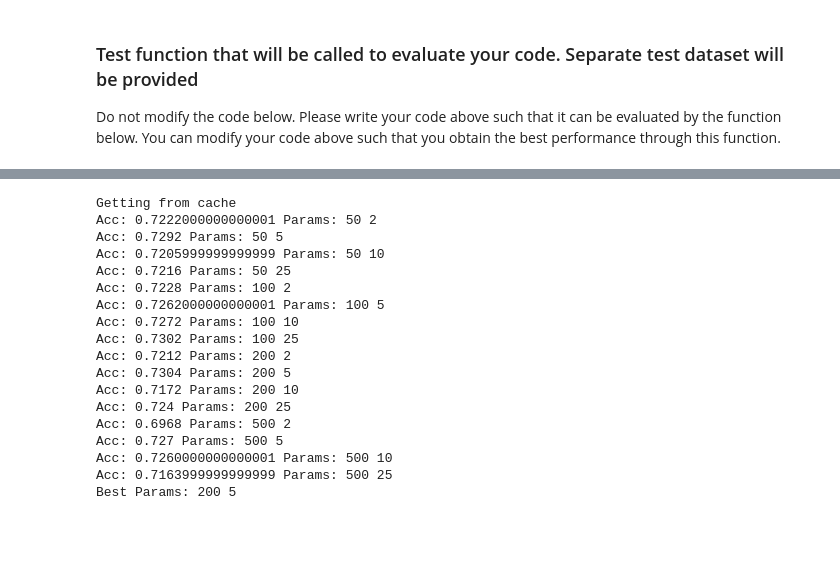
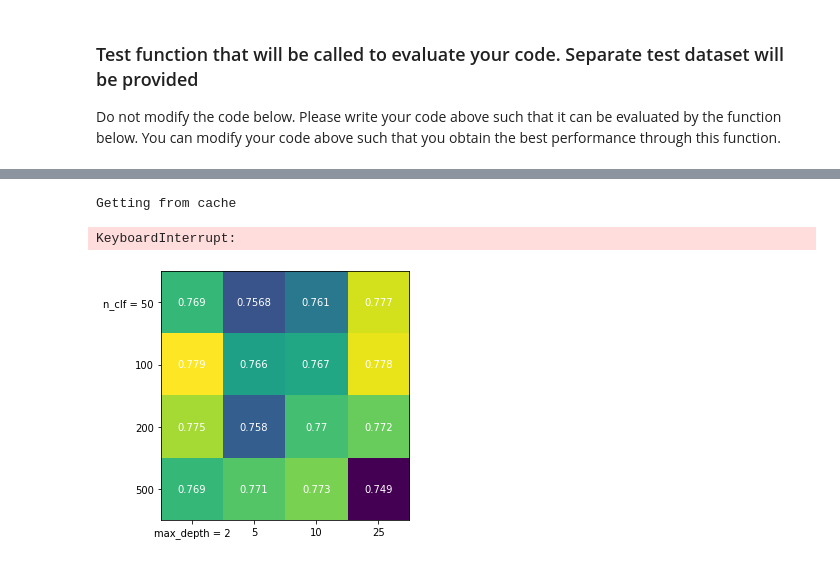
Before and after one commit to whattheforkbomb/CM50265, a Jupyter notebook: cw2/src/Coursework2.ipynb, the cells around one changed output, grey strips where cells are left out. Cells and saved outputs as stored; diff of their text form; code cells hidden in the pictures; blank space fills up the shorter version.

Commit message:
Data processing and boosting tuning first draft

```diff
--- a/cw2/src/Coursework2.ipynb
+++ b/cw2/src/Coursework2.ipynb
@@ -451,24 +452,8 @@ def grid_search(params):
     print("Best Params:", best_clf.num_classifiers, best_clf.max_depth)
     return best_clf
 
-grid = {'num_classifiers': [50, 100, 200, 500], 'max_depth': [2, 5, 10, 25]}
+grid = {'num_classifiers': [50, 100, 200, 500], 'max_depth': [1]}
 best_clf = grid_search(grid)
 # %% [output]
 Getting from cache
-Acc: 0.7222000000000001 Params: 50 2
-Acc: 0.7292 Params: 50 5
-Acc: 0.7205999999999999 Params: 50 10
-Acc: 0.7216 Params: 50 25
-Acc: 0.7228 Params: 100 2
-Acc: 0.7262000000000001 Params: 100 5
-Acc: 0.7272 Params: 100 10
-Acc: 0.7302 Params: 100 25
-Acc: 0.7212 Params: 200 2
-Acc: 0.7304 Params: 200 5
-Acc: 0.7172 Params: 200 10
-Acc: 0.724 Params: 200 25
-Acc: 0.6968 Params: 500 2
-Acc: 0.727 Params: 500 5
-Acc: 0.7260000000000001 Params: 500 10
-Acc: 0.7163999999999999 Params: 500 25
-Best Params: 200 5
+KeyboardInterrupt:
@@ -478,3 +460,25 @@ clear_cache()
+# %%
+tuning = np.array([[0.769, 0.7568, 0.761, 0.777],
+                  [0.779, 0.766, 0.767, 0.778],
+                  [0.775, 0.758, 0.770, 0.772],
+                  [0.769, 0.771, 0.773, 0.749]])
+
+fig, ax = plt.subplots()
+im = ax.imshow(tuning)
+
+
+# Loop over data dimensions and create text annotations.
+for i in range(tuning.shape[0]):
+    for j in range(tuning.shape[1]):
+        text = ax.text(j, i, tuning[i, j],
+                       ha="center", va="center", color="w")
+
+ax.set_yticks(np.arange(4), labels=['n_clf = 50', 100, 200, 500])
+ax.set_xticks(np.arange(4), labels=['max_depth = 2', 5, 10, 25])
+fig.tight_layout()
+plt.show()
+# %% [output]
+[figure, added]
 # %%
 X_train, y_train, X_test, Y_test = extract_bag_of_words_train_test("movie_review_train.csv", "movie_review_test.csv")
 raw_X_test = pd.read_csv("movie_review_test.csv")
```
Also changed, not shown: parts of 4 cells of this notebook, 5 other files.
